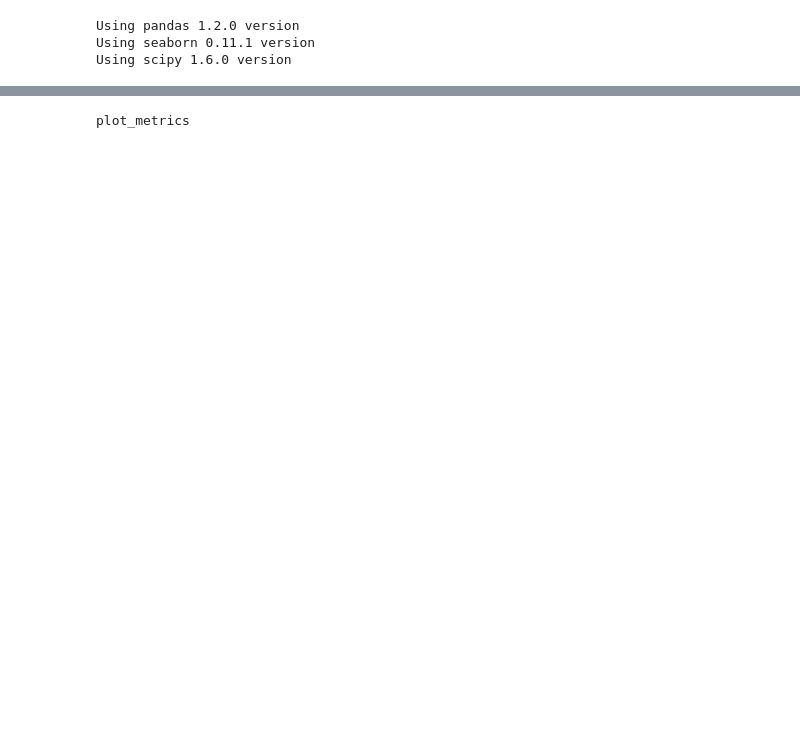
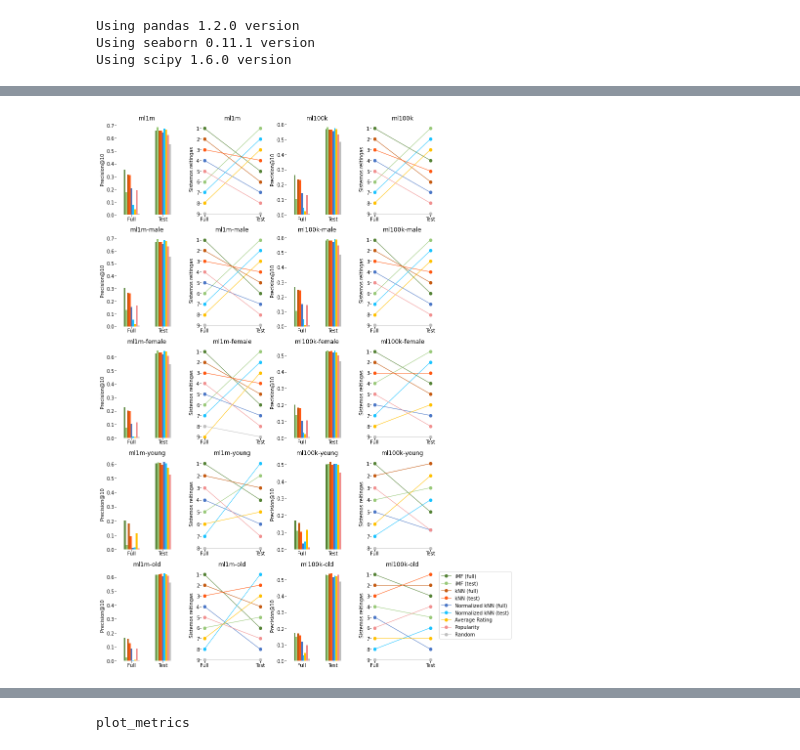
Before and after one commit to PavelA85/RecSys2020, a Jupyter notebook: Plot-gender2.ipynb, the cells around one changed output, grey strips where cells are left out. Cells and saved outputs as stored; diff of their text form; code cells hidden in the pictures; blank space fills up the shorter version.

```diff
--- a/Plot-gender2.ipynb
+++ b/Plot-gender2.ipynb
@@ -58,7 +58,7 @@ rec_colors = (
 )
 
 datasets = ["ml1m", "ml100k"]
-class_splits = ["", "-male", "-female"]
+class_splits = ["", "-male", "-female", "-young", "-old"]
 splits = []
 for d in datasets:
     for c in class_splits:
@@ -83,25 +92,27 @@ def plot_figure1(split, ax1, ax2):
     # ax2 = ax[i,j+1]
     ax2.set_title(split)
 
-    fig1 = pd.read_table(
-        r"C:\Projects\RecSys2020\results\figure101." + split + ".txt",
-        sep="\t",
-        header=4,
-        nrows=9,
+
+    file = os.path.join(
+        r"C:\Projects\RecSys2020\results", "figure101." + split + ".txt"
     )
 
-    f1 = np.array(fig1)
-    df = pd.DataFrame(index=["Full", "Test"])
+    lines_with_metrics = [
+        (i, linecache.getline(file, i + 1))
+        for i, line in enumerate(open(file))
+        if line.endswith("@10\n")
+    ]
 
-    for i, r in enumerate(fig1.Recommender):
-        df[r] = f1[i][1:]
+    rows = lines_with_metrics[2][0] - lines_with_metrics[1][0] - 3
+    params = dict(filepath_or_buffer=file, sep="\t", nrows=rows)
+    fig1 = pd.read_table(header=4,**params)
 
-    ax00 = df.plot(kind="bar", color=rec_colors, legend=None, ax=ax1)
-    # ,figsize=(8,12)
-    ax00.set_ylabel("Precision@10")
-    ax00.xaxis.set_tick_params(rotation=0)
-    # plt.legend(bbox_to_anchor=(1.05, 1), loc='upper left', title='Recommender', title_fontsize='xx-large')
+    plot_figure1_bars(ax1,fig1)
+    artists = plot_figure1_ranks(ax2,fig1)
 
+    return (artists, fig1.Recommender)
+
+def plot_figure1_ranks(ax2, fig1):
     data = [
         list(a)
         for a in zip(
@@ -110,16 +121,14 @@ def plot_figure1(split, ax1, ax2):
             fig1.Test.rank(ascending=False),
         )
     ]
-
     artists = []
     for row, color in zip(data, rec_colors):
         artist = plt.Line2D(
-            xdata=[1, 2], ydata=[row[1:]], lw=1, color=color, marker="o"
+            xdata=[1, 2], ydata=[row[1:]], lw=1, color=rec_colors_dict[row[0]], marker="o"
         )
         ax2.add_artist(artist)
         artists.append(artist)
-
-    ax2.set_ybound([0.5, len(artists) + 1])
+    ax2.set_ybound([0.5, len(artists) + 0.2])
     ax2.set_xbound([0.94, 2.06])
     ax2.spines["top"].set_visible(False)
     ax2.spines["right"].set_visible(False)
@@ -128,7 +137,56 @@ def plot_figure1(split, ax1, ax2):
     ax2.invert_yaxis()
     ax2.set_xticks([1, 2])
     ax2.set_xticklabels(["Full", "Test"])
+    ax2.set_ylabel("Sistemos reitingas")
+    return artists
 
-    ax2.set_ylabel("Sistemos reitingas")
+def plot_figure1_bars(ax, data):
+    f1 = np.array(data)
+    df = pd.DataFrame(index=["Full", "Test"])
 
-    return (artists, fig1.Recommender)
+    for i, r in enumerate(data.Recommender):
+        df[r] = f1[i][1:]
+
+    ax00 = df.plot(kind="bar", color=rec_colors, legend=None, ax=ax)
+    ax00.set_ylabel("Precision@10")
+    ax00.xaxis.set_tick_params(rotation=0)
+
+    ax.spines["top"].set_visible(False)
+    ax.spines["right"].set_visible(False)
+    ax.spines["bottom"].set_visible(False)
+    ax.spines["left"].set_visible(False)
+
+print("figure1.gender_and_age.png\n")
+fig, ax = plt.subplots(len(splits) // 2, 2 * 2)
+firstColumn, secondColumn = split_list(splits)
+
+for i, split in enumerate(firstColumn):
+    ax1 = ax[i, 0]
+    ax2 = ax[i, 1]
+    plot_figure1(split, ax1, ax2)
+
+for i, split in enumerate(secondColumn):
+    ax1 = ax[i, 2]
+    ax2 = ax[i, 3]
+    artists, recommenders = plot_figure1(split, ax1, ax2)
+
+for idx, a in np.ndenumerate(ax):
+    a.tick_params(axis="both", which="both", pad=0)
+
+plt.legend(
+    artists,
+    recommenders,
+    bbox_to_anchor=(1.05, 1),
+    loc="upper left",
+    # title="Recommender",
+    title_fontsize="xx-large",
+)
+
+fig.set_size_inches(12, 16)
+fig.tight_layout()
+
+png = os.path.join(data_dir, "figure1.gender_age.png")
+fig.savefig(png, format="png", dpi=300, transparent=False)
+plt.show()
+# plt.close("all")
+# %% [output]
@@ -134,0 +205 @@ def plot_figure1(split, ax1, ax2):
+[figure, added]
```
Also changed, not shown: parts of 13 cells of this notebook, 4 other files.
